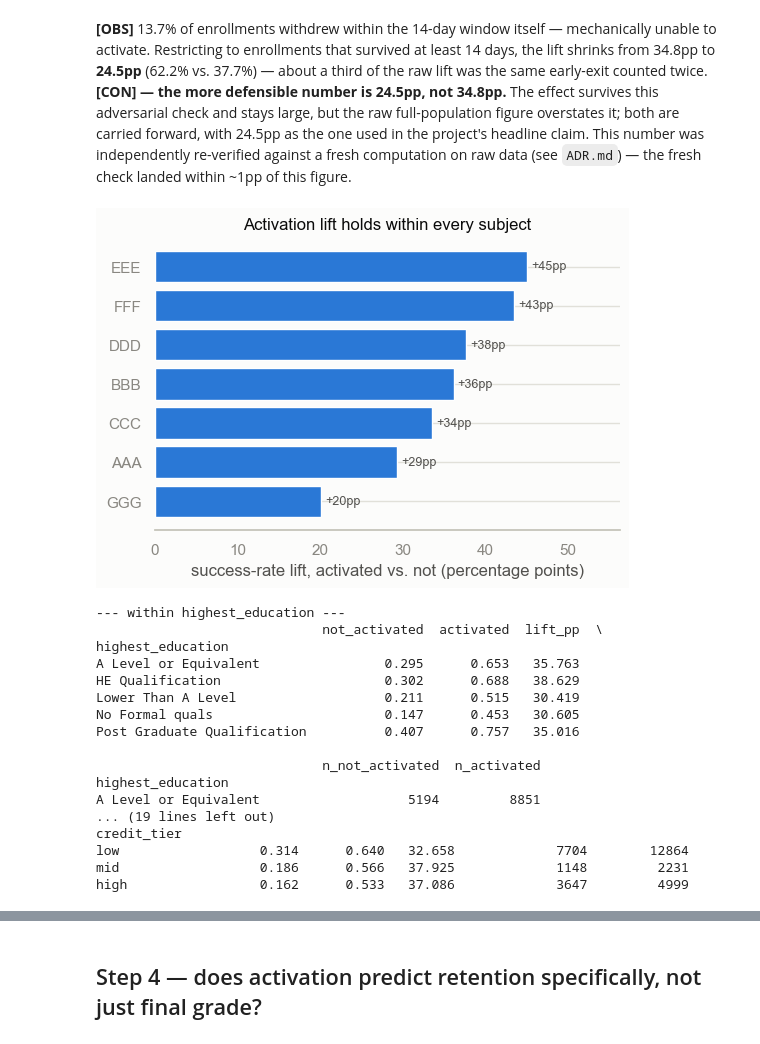
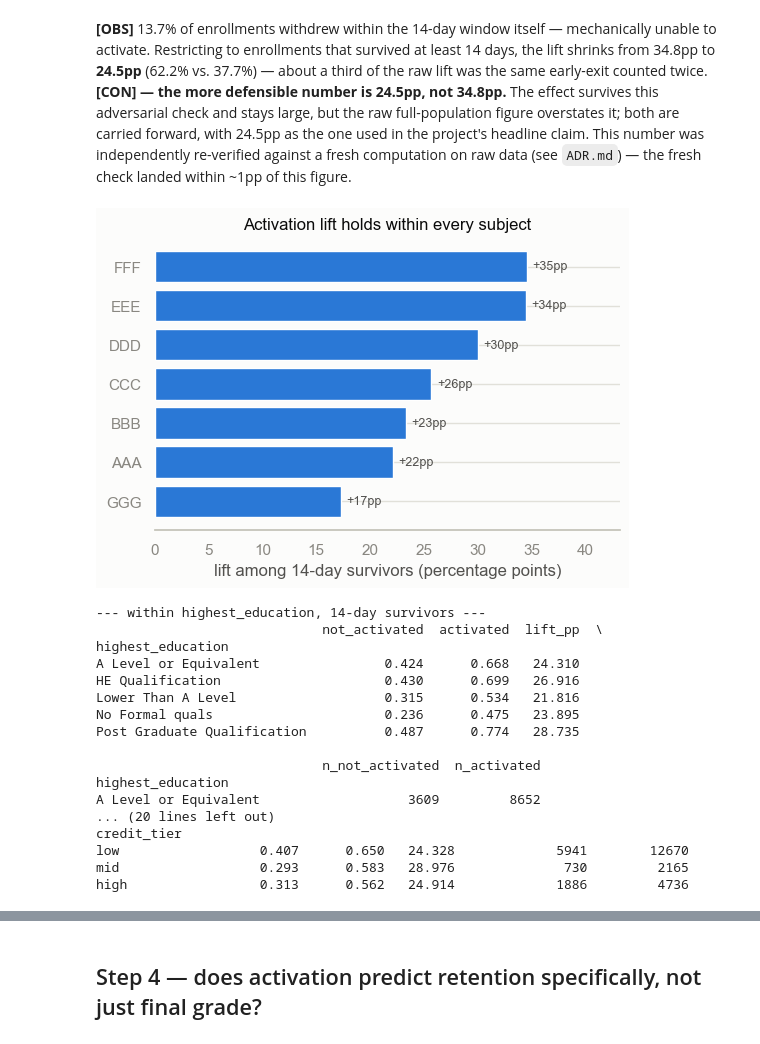
Before and after one commit to omri-sabag83/Product-Analytics-Case-Study, a Jupyter notebook: 02_Activation.ipynb, the cells around one changed output, grey strips where cells are left out. Drawn from its saved outputs; the diff is of its cells as text; code cells hidden in the pictures.

```diff
--- a/02_Activation.ipynb
+++ b/02_Activation.ipynb
@@ -203,73 +203,65 @@ it; both are carried forward, with 24.5pp as the one used in the project's headl
 number was independently re-verified against a fresh computation on raw data (see `ADR.md`) —
 the fresh check landed within ~1pp of this figure.
 # %%
-by_module = m.groupby(["code_module", "activated"])["success"].mean().unstack()
+by_module = survivors.groupby(["code_module", "activated"])["success"].mean().unstack()
 by_module.columns = ["not_activated", "activated"]
 by_module["lift_pp"] = (by_module["activated"] - by_module["not_activated"]) * 100
 by_module = by_module.sort_values("lift_pp")
 
 fig, ax = plt.subplots(figsize=(6, 3.8))
 ax.barh(by_module.index, by_module["lift_pp"], color=CATEGORICAL[0])
-ax.set_xlabel("success-rate lift, activated vs. not (percentage points)")
+ax.set_xlabel("lift among 14-day survivors (percentage points)")
 ax.set_title("Activation lift holds within every subject")
 for i, v in enumerate(by_module["lift_pp"]):
     ax.text(v + 0.5, i, f"+{v:.0f}pp", va="center", color="#52514e", fontsize=9)
 ax.set_xlim(0, by_module["lift_pp"].max() * 1.25)
 sns.despine(left=True)
 savefig("02_lift_by_module")
 plt.show()
 # %% [output]
-[figure, old version]
+[figure, new version]
 # %%
-for dim in ["highest_education", "age_band"]:
-    rate = m.groupby([dim, "activated"])["success"].mean().unstack()
-    n = m.groupby([dim, "activated"]).size().unstack()
+m["first_timer"] = m["num_of_prev_attempts"] == 0
+m["credit_tier"] = pd.qcut(m["studied_credits"], 3, labels=["low", "mid", "high"])
+sv = m[~withdrew_in_window]  # same 14-day-survivor population as the 24.5pp headline
+
+
+def lift_table(dim):
+    rate = sv.groupby([dim, "activated"], observed=True)["success"].mean().unstack()
+    n = sv.groupby([dim, "activated"], observed=True).size().unstack()
     t = rate.copy()
     t.columns = ["not_activated", "activated"]
     t["lift_pp"] = (t["activated"] - t["not_activated"]) * 100
     t["n_not_activated"] = n[False]
     t["n_activated"] = n[True]
-    print(f"--- within {dim} ---")
-    print(t.round(3))
+    return t.round(3)
+
+
+for dim, label in [
+    ("highest_education", "highest_education"),
+    ("age_band", "age_band"),
+    ("first_timer", "first_timer (no prior attempts) vs. repeat student"),
+    ("credit_tier", "studied_credits tier (course load)"),
+]:
+    print(f"--- within {label}, 14-day survivors ---")
+    print(lift_table(dim))
     print()
-
-m["first_timer"] = m["num_of_prev_attempts"] == 0
-rate = m.groupby(["first_timer", "activated"])["success"].mean().unstack()
-n = m.groupby(["first_timer", "activated"]).size().unstack()
-t = rate.copy()
-t.columns = ["not_activated", "activated"]
-t["lift_pp"] = (t["activated"] - t["not_activated"]) * 100
-t["n_not_activated"] = n[False]
-t["n_activated"] = n[True]
-print("--- within first_timer (no prior attempts) vs. repeat student ---")
-print(t.round(3))
-
-m["credit_tier"] = pd.qcut(m["studied_credits"], 3, labels=["low", "mid", "high"])
-rate = m.groupby(["credit_tier", "activated"], observed=True)["success"].mean().unstack()
-n = m.groupby(["credit_tier", "activated"], observed=True).size().unstack()
-t = rate.copy()
-t.columns = ["not_activated", "activated"]
-t["lift_pp"] = (t["activated"] - t["not_activated"]) * 100
-t["n_not_activated"] = n[False]
-t["n_activated"] = n[True]
-print("--- within studied_credits tier (course load) ---")
-print(t.round(3))
 # %% [output]
---- within highest_education ---
+--- within highest_education, 14-day survivors ---
                              not_activated  activated  lift_pp  \
 highest_education
-A Level or Equivalent                0.295      0.653   35.763
-HE Qualification                     0.302      0.688   38.629
-Lower Than A Level                   0.211      0.515   30.419
-No Formal quals                      0.147      0.453   30.605
-Post Graduate Qualification          0.407      0.757   35.016
+A Level or Equivalent                0.424      0.668   24.310
+HE Qualification                     0.430      0.699   26.916
+Lower Than A Level                   0.315      0.534   21.816
+No Formal quals                      0.236      0.475   23.895
+Post Graduate Qualification          0.487      0.774   28.735
 
                              n_not_activated  n_activated
 highest_education
-A Level or Equivalent                   5194         8851
-... (19 lines left out)
+A Level or Equivalent                   3609         8652
+... (20 lines left out)
 credit_tier
-low                  0.314      0.640   32.658             7704        12864
-mid                  0.186      0.566   37.925             1148         2231
-high                 0.162      0.533   37.086             3647         4999
+low                  0.407      0.650   24.328             5941        12670
+mid                  0.293      0.583   28.976              730         2165
+high                 0.313      0.562   24.914             1886         4736
 # %% [markdown]
```
Also changed, not shown: parts of 1 cell of this notebook, 6 other files.
